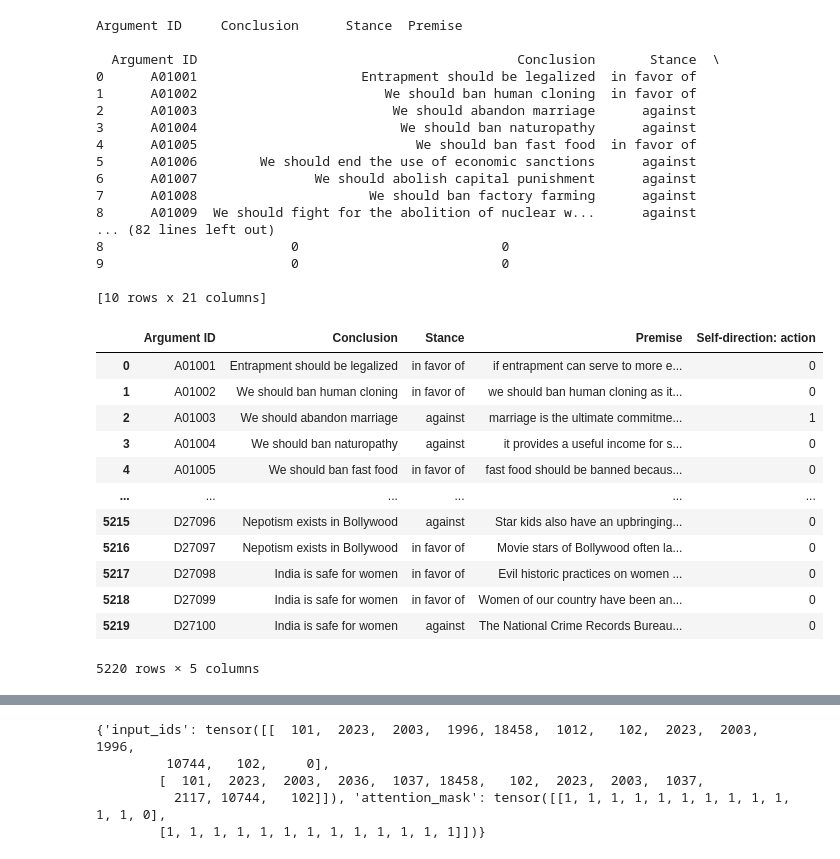
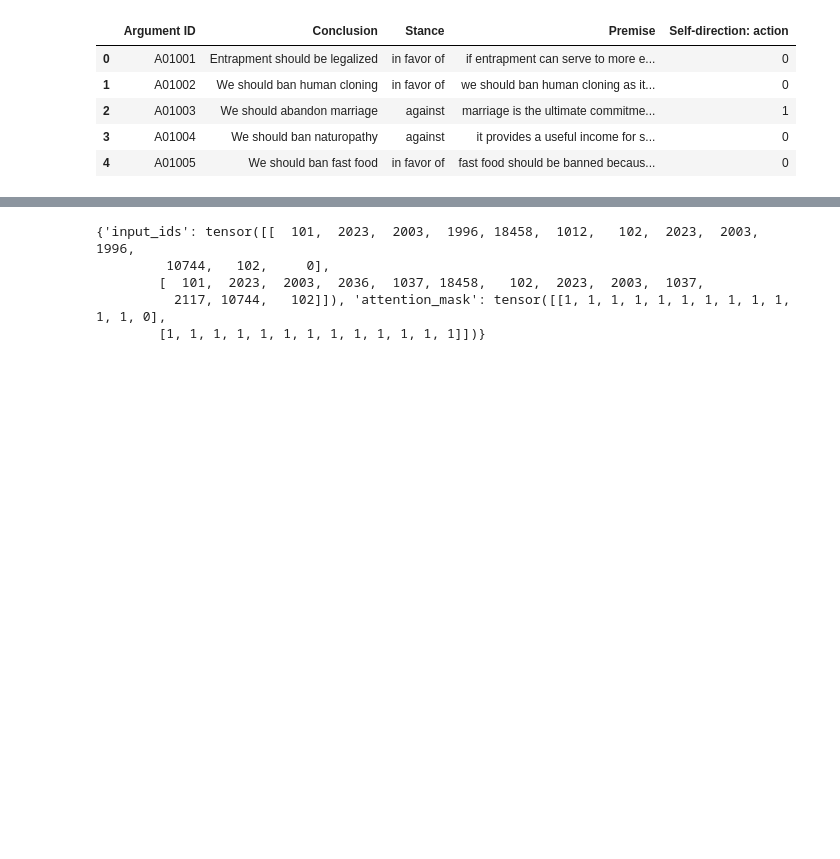
Before and after one commit to robert-meikle/NLP-Shared-Task, a Jupyter notebook: src/Model.ipynb, the cells around one changed output, grey strips where cells are left out. Drawn from its saved outputs; the diff is of its cells as text; code cells hidden in the pictures; blank space fills up the shorter version.

```diff
--- a/src/Model.ipynb
+++ b/src/Model.ipynb
@@ -20,39 +16,15 @@ validation_label_path = "../data/labels-validation.tsv"
 # %%
 df_train_arguments, df_train_labels = load_training_data(train_arg_path, train_label_path)
 
 df_train_labels = df_train_labels[["Argument ID", "Self-direction: action"]]
 df_train_arguments = df_train_arguments.merge(df_train_labels, on='Argument ID')
-df_train_arguments
+df_train_arguments.head()
 # %% [output]
-Argument ID     Conclusion      Stance  Premise
-
-  Argument ID                                         Conclusion       Stance  \
-0      A01001                     Entrapment should be legalized  in favor of
-1      A01002                        We should ban human cloning  in favor of
-2      A01003                         We should abandon marriage      against
-3      A01004                          We should ban naturopathy      against
-4      A01005                            We should ban fast food  in favor of
-5      A01006        We should end the use of economic sanctions      against
-6      A01007               We should abolish capital punishment      against
-7      A01008                      We should ban factory farming      against
-8      A01009  We should fight for the abolition of nuclear w...      against
-... (82 lines left out)
-8                        0                          0
-9                        0                          0
-
-[10 rows x 21 columns]
 |  | Argument ID | Conclusion | Stance | Premise | Self-direction: action |
 | 0 | A01001 | Entrapment should be legalized | in favor of | if entrapment can serve to more e... | 0 |
 | 1 | A01002 | We should ban human cloning | in favor of | we should ban human cloning as it... | 0 |
 | 2 | A01003 | We should abandon marriage | against | marriage is the ultimate commitme... | 1 |
 | 3 | A01004 | We should ban naturopathy | against | it provides a useful income for s... | 0 |
 | 4 | A01005 | We should ban fast food | in favor of | fast food should be banned becaus... | 0 |
-| ... | ... | ... | ... | ... | ... |
-| 5215 | D27096 | Nepotism exists in Bollywood | against | Star kids also have an upbringing... | 0 |
-| 5216 | D27097 | Nepotism exists in Bollywood | in favor of | Movie stars of Bollywood often la... | 0 |
-| 5217 | D27098 | India is safe for women | in favor of | Evil historic practices on women ... | 0 |
-| 5218 | D27099 | India is safe for women | in favor of | Women of our country have been an... | 0 |
-| 5219 | D27100 | India is safe for women | against | The National Crime Records Bureau... | 0 |
-5220 rows × 5 columns
 # %%
 df_vali_arguments, df_vali_labels = load_training_data(validation_arg_path, validation_label_path)
```
Also changed, not shown: parts of 4 cells of this notebook.
